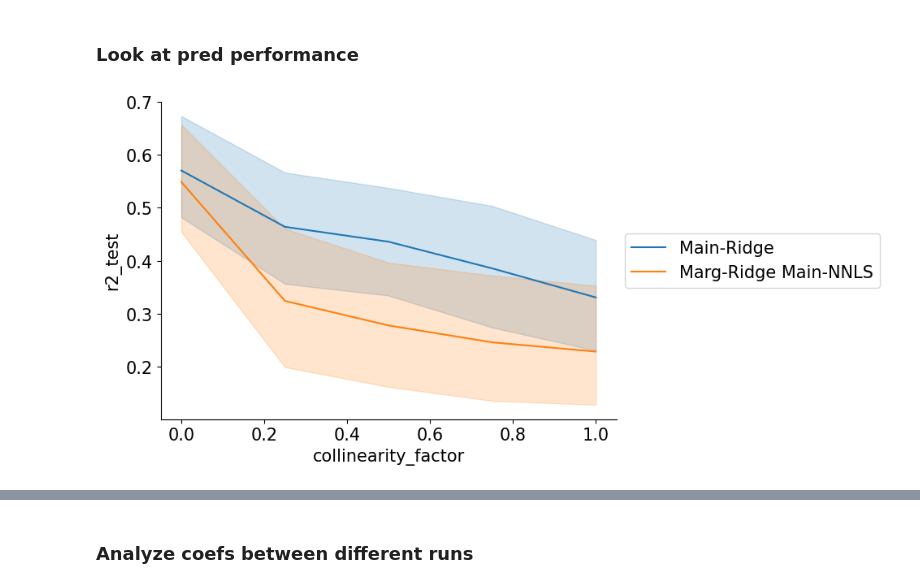
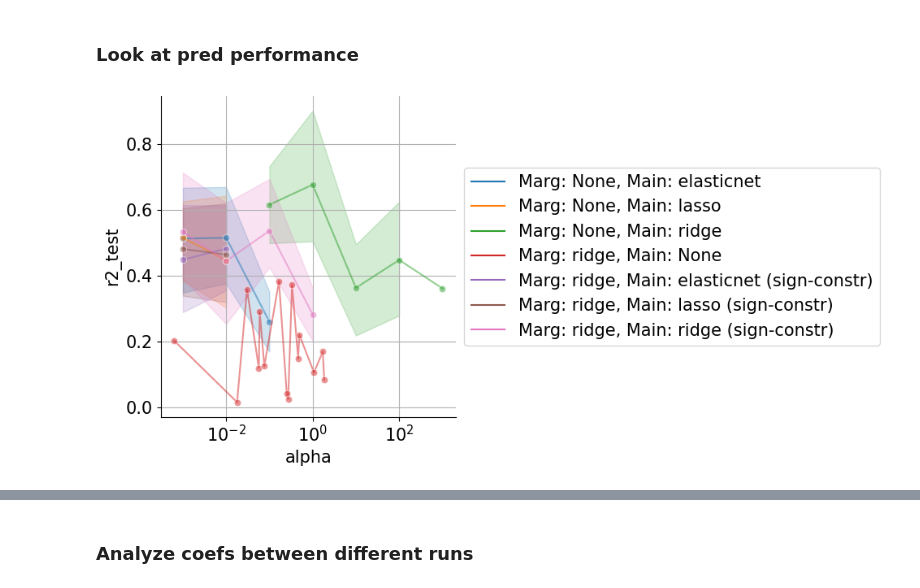
Before and after one commit to csinva/gam-experiments, a Jupyter notebook: notebooks/04_vary_linear.ipynb, the cells around one changed output, grey strips where cells are left out. Drawn from its saved outputs; the diff is of its cells as text; code cells hidden in the pictures.

Commit message:
sign reg expts

```diff
--- a/notebooks/04_vary_linear.ipynb
+++ b/notebooks/04_vary_linear.ipynb
@@ -37,17 +30,35 @@ for k in ["seed"]: #, "dataset_name"]:
 # %%
+d = r
+for k in ["seed"]: #, "dataset_name"]:
+    d = imodelsx.process_results.average_over_seeds(
+        d, experiment_filename, key_to_average_over=k
+    )
+
 d["legend"] = (
-    d["est_marginal_name"].map({"None": "", "ridge": "Marg-Ridge "})
+    "Marg: "
+    + d["est_marginal_name"]
     + d["use_marginal_divide_by_d"].map({0: "(no div) ", 1: ""})
-    + d["est_main_name"].map({"None": "", "ridge": "Main-Ridge", 'NNLS': 'Main-NNLS'})
+    + ", "
+    + "Main: "
+    + d["est_main_name"]
+    + d['use_marginal_sign_constraint'].map({0: "", 1: " (sign-constr)"})
 )
 
+# d = d[d.legend.str.contains('Main: ridge', case=False)]
+
 fig, ax = plt.subplots(figsize=(10, 5))
-x = 'collinearity_factor' # 'train_frac', 'y_train_noise_std', 'collinearity_factor'
+# x = 'collinearity_factor' # 'train_frac', 'y_train_noise_std', 'collinearity_factor'
+# x = 'train_frac'
+x = "alpha"
 # sns.lineplot(data=r, x="train_frac", y="r2_test", hue="legend", markers=True)
-sns.lineplot(data=d, x=x, y="r2_test", hue="legend", markers=True)
+sns.lineplot(
+    data=d, x=x, y="r2_test", hue="legend", markers=True, marker="o", alpha=0.5
+)
+plt.xscale("log")
+plt.grid()
 ax.legend(loc="center left", bbox_to_anchor=(1, 0.5))
 # plt.yscale("log")
 plt.show()
 # %% [output]
-[figure, old version]
+[figure, new version]
 # %%
```
Also changed, not shown: parts of 10 cells of this notebook, 2 other files.
